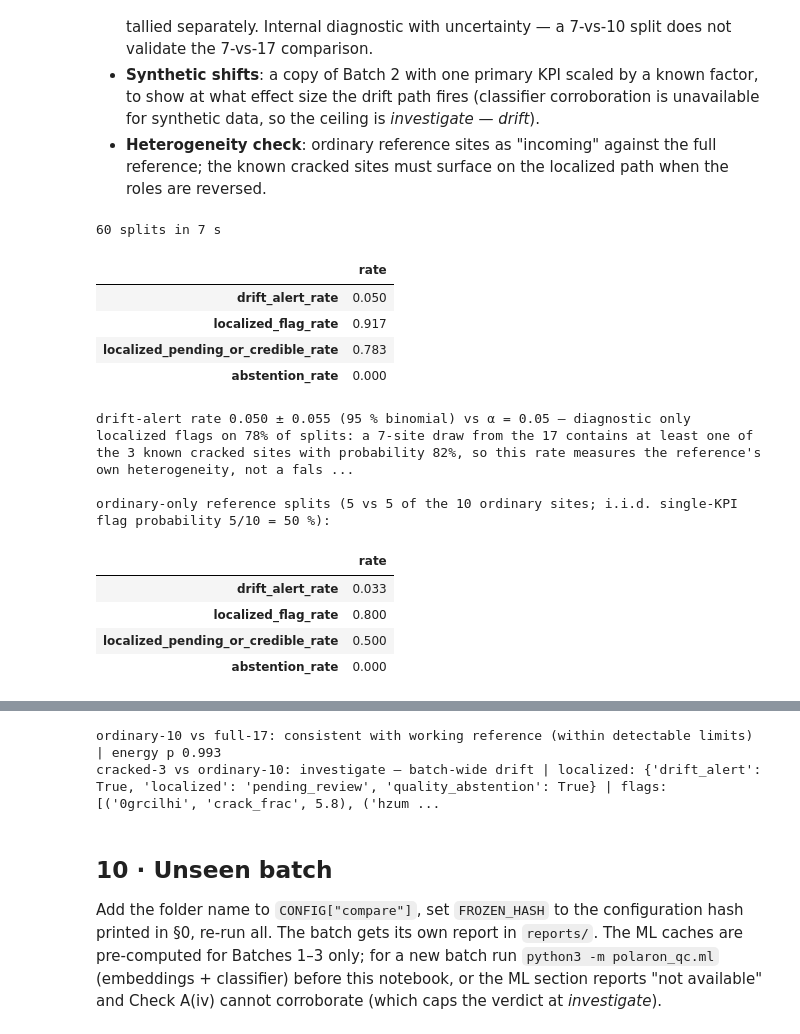
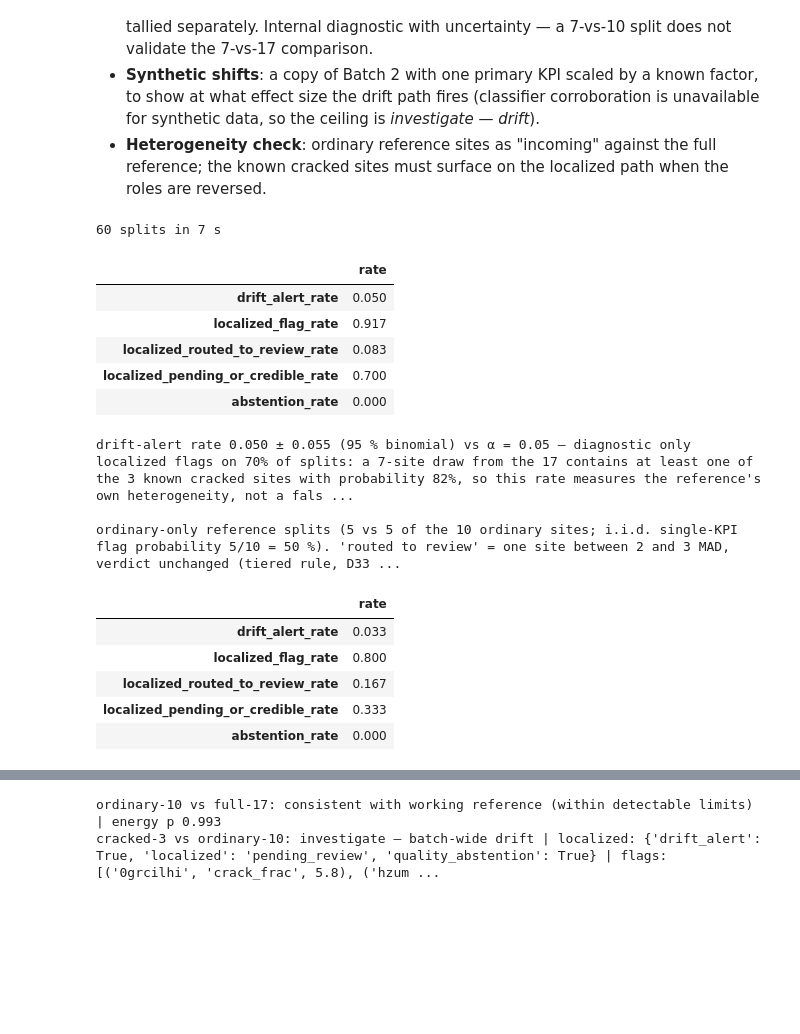
Before and after one commit to santosh-imperial/Backscatter, a Jupyter notebook: notebooks/02_batch_qc.ipynb, the cells around one changed output, grey strips where cells are left out. Cells and saved outputs as stored; diff of their text form; code cells hidden in the pictures; blank space fills up the shorter version.

```diff
--- a/notebooks/02_batch_qc.ipynb
+++ b/notebooks/02_batch_qc.ipynb
@@ -55,12 +58,15 @@ BATCHES = {b: FE.extract_batch(os.path.join(DATA, b), cache_dir=FCACHE, verbose=
 print({b: {k: v.shape for k, v in t.items()} for b, t in BATCHES.items()}, f"\n{time.time()-t0:.0f} s")
 
 def sites_of(b):
-    s = BATCHES[b]["sites"].copy()
-    s["grey_pore"] = s.site.isin(CONFIG["known_anomalous"]["grey_pore"]) | s.get("grey_pore", False)
-    s["cracked_known"] = s.site.isin(CONFIG["known_anomalous"]["cracked"])
+    """Site table with the DATA-DERIVED acquisition flags written in (same call path as build_result, D31): grey_pore from the
+    batch's own BSE black level (the known list is only a cross-check on the reference), low contrast from the features."""
+    t = BATCHES[b]; s = t["sites"].copy(); s["site"] = s.site.astype(str)
+    s = RP.apply_derived_flags(s, RP.derive_flags(s, t["images"]))
+    s["cracked_known"] = s.site.isin(CONFIG["known_anomalous"]["cracked"])      # reference-only label, never data-derived
     s["low_contrast"] = s.bright_low_contrast.astype(bool)
     return s
-REF = sites_of(CONFIG["reference"]); ORD_MASK = ~(REF.grey_pore | REF.cracked_known)
+REF = sites_of(CONFIG["reference"]); ORD_MASK = (REF.acquisition_group == "ordinary").to_numpy()
+assert set(REF.site[REF.grey_pore]) == set(CONFIG["known_anomalous"]["grey_pore"]), "data-derived grey-pore flags differ from the known reference list"
 print(f"reference {CONFIG['reference']}: {len(REF)} sites, {int(ORD_MASK.sum())} ordinary, {int(REF.grey_pore.sum())} grey-pore, {int(REF.cracked_known.sum())} cracked, {int(REF.low_contrast.sum())} low-contrast")
 display(REF[["site"] + CONFIG["primary_kpis"] + ["low_contrast", "grey_pore", "cracked_known"]].round(4))
 # %% [output]
@@ -121,10 +127,13 @@ for k in prim:
         m = ST.mdc(x, n_in, alpha=CONFIG["alpha"], power=CONFIG["power"], test=dict(statistic=CONFIG["statistic"], n_mc=999), seed=CONFIG["seed"])
         rows.append(dict(kpi=k, batch=b, n_incoming=n_in, ref_median_all=np.median(x), ref_mad_all=ST.mad(x),
                          ref_median_ordinary=np.median(ref_ord[k]), ref_mad_ordinary=ST.mad(ref_ord[k]),
-                         mdc_mad=m["mdc_mad"], mdc_abs=m.get("mdc_abs", m["mdc_mad"] * ST.mad(x)), design=m.get("design", "")))
+                         mdc_mad=m["mdc_mad"], mdc_abs=m.get("mdc_abs", m["mdc_mad"] * ST.mad(x)), feasible=m.get("feasible", True), design=m.get("design", "")))
 MDC = pd.DataFrame(rows)
 display(MDC.round(4))
+if not MDC.feasible.all():
+    print("MDC not available for:", MDC[~MDC.feasible][["kpi", "batch", "n_incoming", "design"]].to_string(index=False))
 print("Reading: an absolute MDC larger than the reference median (e.g. crack_frac) means only a batch that more than doubles that KPI could register as batch-wide drift; the localized path (§3) exists for exactly this case.")
+print("Design limit: the split-reference simulation needs ≥ 3 reference sites left after drawing n_incoming, so for an incoming batch with n ≥ n_ref − 2 usable sites the MDC is reported as 'not available' (the comparison itself still runs; E21).")
 # %% [output]
 |  | kpi | batch | n_incoming | ref_median_all | ref_mad_all | ref_median_ordinary | ref_mad_ordinary | ... |
 | 0 | crack_frac | Batch_1 | 7 | 0.0201 | 0.0139 | 0.0201 | 0.0046 | ... |
@@ -236,10 +246,10 @@ for ax, (b, res) in zip(np.atleast_1d(axes), RESULTS.items()):
     d = res["drift"]
     ref_d = d[d.group == "reference"]; bat_d = d[d.group == "batch"]
     is_grey = ref_d.site.isin(GREY_PORE_SITES); is_cr = ref_d.site.isin(CRACKED_SITES)
-    ax.scatter(np.zeros(len(ref_d)) + np.random.default_rng(0).uniform(-.1, .1, len(ref_d)), ref_d.distance, s=26, color=BATCH_COLORS[CONFIG["reference"]], alpha=.7, label="reference (LOO)")
+    ax.scatter(np.zeros(len(ref_d)) + np.random.default_rng(0).uniform(-.1, .1, len(ref_d)), ref_d.distance, s=26, color=BATCH_COLORS.get(CONFIG["reference"], UNSEEN_COLOR), alpha=.7, label="reference (LOO)")
     ax.scatter(np.zeros(is_grey.sum()) + .18, ref_d[is_grey].distance, s=70, facecolors="none", edgecolors=BATCH_COLORS["Batch_3 (grey-pore group)"], label="grey-pore")
     ax.scatter(np.zeros(is_cr.sum()) - .18, ref_d[is_cr].distance, s=70, facecolors="none", edgecolors="#e34948", label="cracked")
-    ax.scatter(np.ones(len(bat_d)) + np.random.default_rng(1).uniform(-.1, .1, len(bat_d)), bat_d.distance, s=30, color=BATCH_COLORS[b], label=b)
+    ax.scatter(np.ones(len(bat_d)) + np.random.default_rng(1).uniform(-.1, .1, len(bat_d)), bat_d.distance, s=30, color=BATCH_COLORS.get(b, UNSEEN_COLOR), label=b)
     for _, r in bat_d.iterrows(): ax.annotate(r.site, (1, r.distance), fontsize=7, xytext=(6, 0), textcoords="offset points")
     ax.axhline(np.percentile(ref_d.distance, 95), color="#888", ls="--", lw=.8); ax.set_xticks([0, 1]); ax.set_xticklabels([CONFIG["reference"], b]); ax.set_title(f"{b}: per-site drift (dashed = reference 95th pct)")
 np.atleast_1d(axes)[0].set_ylabel("robust distance (primary KPIs)"); np.atleast_1d(axes)[0].legend(fontsize=8); plt.tight_layout(); plt.show()
@@ -480,38 +519,40 @@ wrote reports/qc_Batch_2.html (0.42 MB)
 # %%
 th = DE.Thresholds(); ord_sites = REF[ORD_MASK].site.tolist()
 def pipeline_fn(ref_part, pseudo):
     r = RP._run_pipeline(ref_part, pseudo, [s for s in ord_sites if s in set(ref_part.site)], {**RP.DEFAULT_CONFIG, **RP_CONFIG}, th, CONFIG["primary_kpis"], c2st=None, n_boot=300, energy_n_mc=1000, local_extra=False)
     oc = r["verdict"]["outcome_columns"]; return dict(verdict=r["verdict"]["verdict"], drift_alert=oc["drift_alert"], localized=oc["localized"], abstention=oc["quality_abstention"], energy_p=r["energy"]["p"])
 t0 = time.time(); SPLIT_DIAG = ST.reference_split_diagnostics(REF, CONFIG["primary_kpis"], n_incoming=7, pipeline_fn=pipeline_fn, n_splits=60, seed=CONFIG["seed"]); print(f"{len(SPLIT_DIAG)} splits in {time.time()-t0:.0f} s")
-summary = dict(drift_alert_rate=SPLIT_DIAG.drift_alert.mean(), localized_flag_rate=(SPLIT_DIAG.localized != "none").mean(), localized_pending_or_credible_rate=SPLIT_DIAG.localized.isin(["pending_review", "credible"]).mean(), abstention_rate=SPLIT_DIAG.abstention.mean())
+summary = dict(drift_alert_rate=SPLIT_DIAG.drift_alert.mean(), localized_flag_rate=(SPLIT_DIAG.localized != "none").mean(), localized_routed_to_review_rate=(SPLIT_DIAG.localized == "review_routed").mean(), localized_pending_or_credible_rate=SPLIT_DIAG.localized.isin(["pending_review", "credible"]).mean(), abstention_rate=SPLIT_DIAG.abstention.mean())
 display(pd.Series(summary).round(3).to_frame("rate"))
 n = len(SPLIT_DIAG); p_hat = summary["drift_alert_rate"]; print(f"drift-alert rate {p_hat:.3f} ± {1.96*np.sqrt(p_hat*(1-p_hat)/n):.3f} (95 % binomial) vs α = {CONFIG['alpha']} — diagnostic only")
 from math import comb
 print(f"localized flags on {summary['localized_pending_or_credible_rate']:.0%} of splits: a 7-site draw from the 17 contains at least one of the 3 known cracked sites with probability {1 - comb(14, 7)/comb(17, 7):.0%}, so this rate measures the reference's own heterogeneity, not a false-alarm rate.")
 # the same diagnostic on the ORDINARY reference only (10 sites → 5 vs 5): the localized false-alarm rate on a homogeneous reference
 REF_ORD = REF[ORD_MASK].copy()
 def pipeline_fn_ord(ref_part, pseudo):
     r = RP._run_pipeline(ref_part, pseudo, ref_part.site.tolist(), {**RP.DEFAULT_CONFIG, **RP_CONFIG}, th, CONFIG["primary_kpis"], c2st=None, n_boot=300, energy_n_mc=1000, local_extra=False)
     oc = r["verdict"]["outcome_columns"]; return dict(verdict=r["verdict"]["verdict"], drift_alert=oc["drift_alert"], localized=oc["localized"], abstention=oc["quality_abstention"])
 SPLIT_ORD = ST.reference_split_diagnostics(REF_ORD, CONFIG["primary_kpis"], n_incoming=5, pipeline_fn=pipeline_fn_ord, n_splits=60, seed=CONFIG["seed"])
-s_ord = dict(drift_alert_rate=SPLIT_ORD.drift_alert.mean(), localized_flag_rate=(SPLIT_ORD.localized != "none").mean(), localized_pending_or_credible_rate=SPLIT_ORD.localized.isin(["pending_review", "credible"]).mean(), abstention_rate=SPLIT_ORD.abstention.mean())
-print("\nordinary-only reference splits (5 vs 5 of the 10 ordinary sites; i.i.d. single-KPI flag probability 5/10 = 50 %):")
+s_ord = dict(drift_alert_rate=SPLIT_ORD.drift_alert.mean(), localized_flag_rate=(SPLIT_ORD.localized != "none").mean(), localized_routed_to_review_rate=(SPLIT_ORD.localized == "review_routed").mean(), localized_pending_or_credible_rate=SPLIT_ORD.localized.isin(["pending_review", "credible"]).mean(), abstention_rate=SPLIT_ORD.abstention.mean())
+print("\nordinary-only reference splits (5 vs 5 of the 10 ordinary sites; i.i.d. single-KPI flag probability 5/10 = 50 %). 'routed to review' = one site between 2 and 3 MAD, verdict unchanged (tiered rule, D33); 'pending or credible' = verdict flipped to investigate — localized:")
 display(pd.Series(s_ord).round(3).to_frame("rate"))
 # %% [output]
 60 splits in 7 s
 |  | rate |
 | drift_alert_rate | 0.050 |
 | localized_flag_rate | 0.917 |
-| localized_pending_or_credible_rate | 0.783 |
+| localized_routed_to_review_rate | 0.083 |
+| localized_pending_or_credible_rate | 0.700 |
 | abstention_rate | 0.000 |
 drift-alert rate 0.050 ± 0.055 (95 % binomial) vs α = 0.05 — diagnostic only
-localized flags on 78% of splits: a 7-site draw from the 17 contains at least one of the 3 known cracked sites with probability 82%, so this rate measures the reference's own heterogeneity, not a fals ...
+localized flags on 70% of splits: a 7-site draw from the 17 contains at least one of the 3 known cracked sites with probability 82%, so this rate measures the reference's own heterogeneity, not a fals ...
 
-ordinary-only reference splits (5 vs 5 of the 10 ordinary sites; i.i.d. single-KPI flag probability 5/10 = 50 %):
+ordinary-only reference splits (5 vs 5 of the 10 ordinary sites; i.i.d. single-KPI flag probability 5/10 = 50 %). 'routed to review' = one site between 2 and 3 MAD, verdict unchanged (tiered rule, D33 ...
 |  | rate |
 | drift_alert_rate | 0.033 |
 | localized_flag_rate | 0.800 |
-| localized_pending_or_credible_rate | 0.500 |
+| localized_routed_to_review_rate | 0.167 |
+| localized_pending_or_credible_rate | 0.333 |
 | abstention_rate | 0.000 |
 # %%
 # synthetic shifts on a copy of Batch_2: scale one primary KPI, re-run compare → decision (no classifier → ceiling is 'investigate — drift')
@@ -548,7 +589,3 @@ print("cracked-3 vs ordinary-10:", r2["verdict"]["verdict"], "| localized:", r2[
 # %% [output]
 ordinary-10 vs full-17: consistent with working reference (within detectable limits) | energy p 0.993
 cracked-3 vs ordinary-10: investigate — batch-wide drift | localized: {'drift_alert': True, 'localized': 'pending_review', 'quality_abstention': True} | flags: [('0grcilhi', 'crack_frac', 5.8), ('hzum ...
-# %% [markdown]
-## 10 · Unseen batch
-
-Add the folder name to `CONFIG["compare"]`, set `FROZEN_HASH` to the configuration hash printed in §0, re-run all. The batch gets its own report in `reports/`. The ML caches are pre-computed for Batches 1–3 only; for a new batch run `python3 -m polaron_qc.ml` (embeddings + classifier) before this notebook, or the ML section reports "not available" and Check A(iv) cannot corroborate (which caps the verdict at *investigate*).
```
Also changed, not shown: parts of 11 cells of this notebook, 22 other files.
